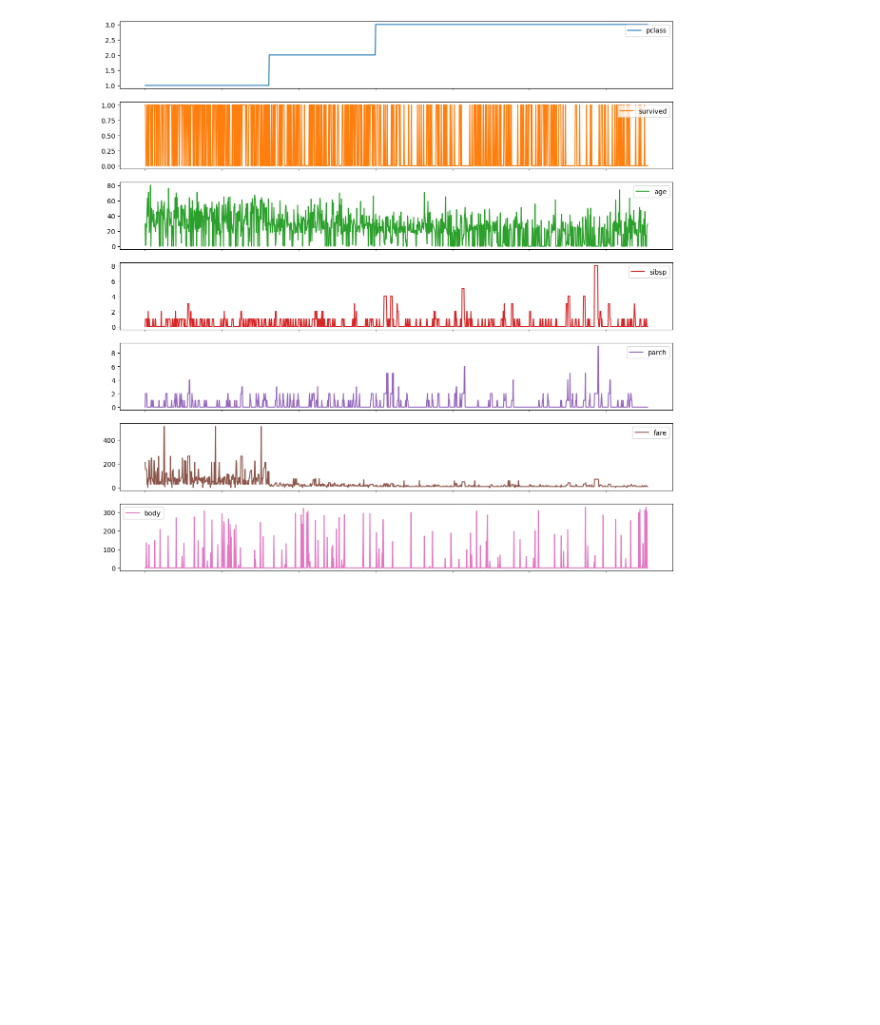
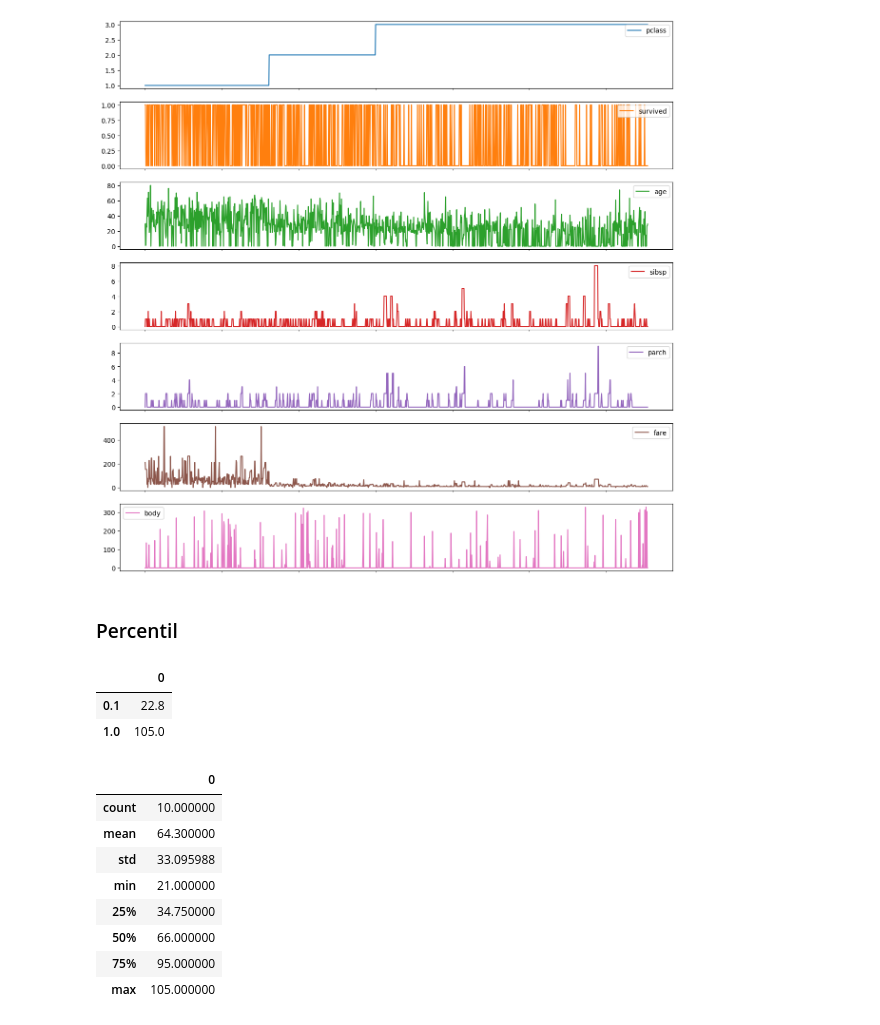
Before and after one commit to Gabinel/Colab_Data_Science, a Jupyter notebook: Ciência_de_dados_1.ipynb, the cells around one changed output. Cells and saved outputs as stored; diff of their text form; code cells hidden in the pictures; blank space fills up the shorter version.

```diff
--- a/Ciência_de_dados_1.ipynb
+++ b/Ciência_de_dados_1.ipynb
@@ -387,3 +387,27 @@ df.fillna(0).plot(subplots=True, figsize=[15,15], xticks=[])
 array([<Axes: >, <Axes: >, <Axes: >, <Axes: >, <Axes: >, <Axes: >,
        <Axes: >], dtype=object)
 [figure]
+# %% [markdown]
+### Percentil
+# %%
+# Cria um DF que contém um intervalo de números
+  # O percentil divide esse array em 10 partes, cada uma representando uma porcentagem do array
+percentil = pd.DataFrame([21,23,31,46,54,78,89,97,99,105])
+# Retorna o termo que representa 10% e 100%, respectivamente, do array
+percentil.quantile([0.1,1.0])
+# %% [output]
+|  | 0 |
+| 0.1 | 22.8 |
+| 1.0 | 105.0 |
+# %%
+percentil.describe()
+# %% [output]
+|  | 0 |
+| count | 10.000000 |
+| mean | 64.300000 |
+| std | 33.095988 |
+| min | 21.000000 |
+| 25% | 34.750000 |
+| 50% | 66.000000 |
+| 75% | 95.000000 |
+| max | 105.000000 |
```
Also changed, not shown: parts of 16 cells of this notebook.
